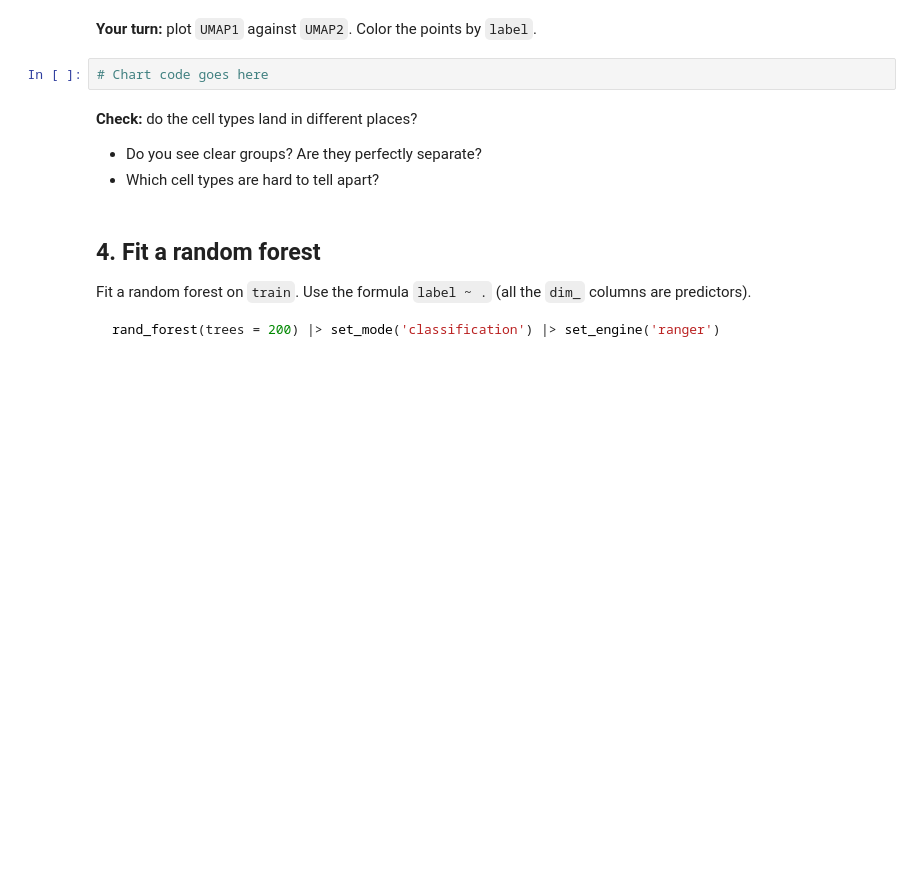
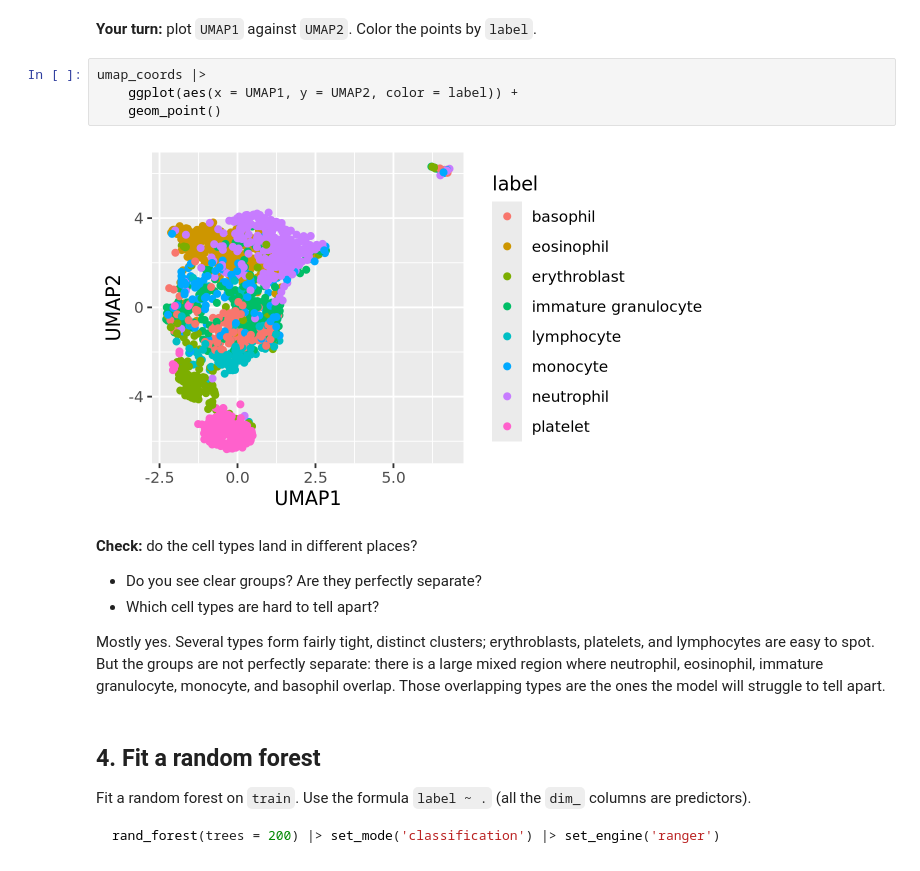
Before and after one commit to shefaalim/codespace, a Jupyter notebook: exercises/18-bloodmnist-exercise.ipynb, the cells around one changed output. Cells and saved outputs as stored; diff of their text form; blank space fills up the shorter version.

```diff
--- a/exercises/18-bloodmnist-exercise.ipynb
+++ b/exercises/18-bloodmnist-exercise.ipynb
@@ -62,12 +93,18 @@ umap_coords |> head()
 # %% [markdown]
 **Your turn:** plot `UMAP1` against `UMAP2`. Color the points by `label`.
 # %%
-# Chart code goes here
+umap_coords |>
+    ggplot(aes(x = UMAP1, y = UMAP2, color = label)) +
+    geom_point()
+# %% [output]
+[figure, added]
 # %% [markdown]
 **Check:** do the cell types land in different places?
 
 - Do you see clear groups? Are they perfectly separate?
 - Which cell types are hard to tell apart?
+
+Mostly yes. Several types form fairly tight, distinct clusters; erythroblasts, platelets, and lymphocytes are easy to spot. But the groups are not perfectly separate: there is a large mixed region where neutrophil, eosinophil, immature granulocyte, monocyte, and basophil overlap. Those overlapping types are the ones the model will struggle to tell apart.
 # %% [markdown]
 ## 4. Fit a random forest
 
```
Also changed, not shown: parts of 10 cells of this notebook.
